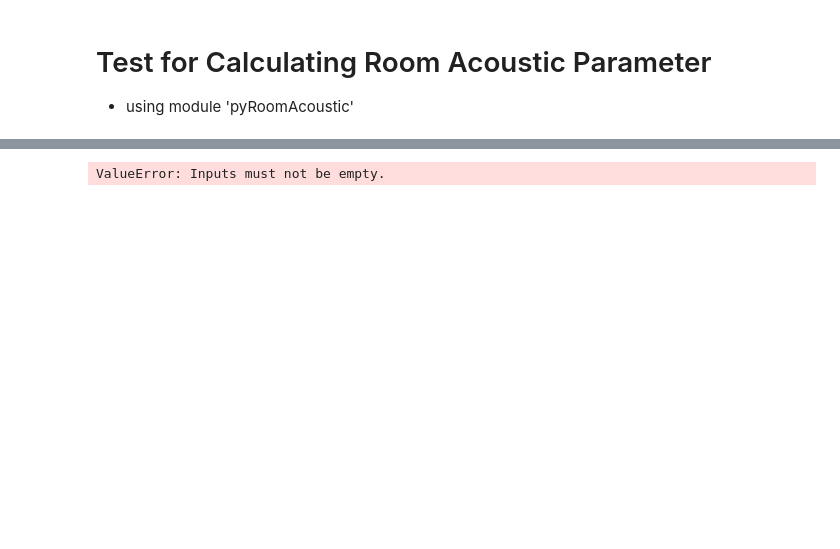
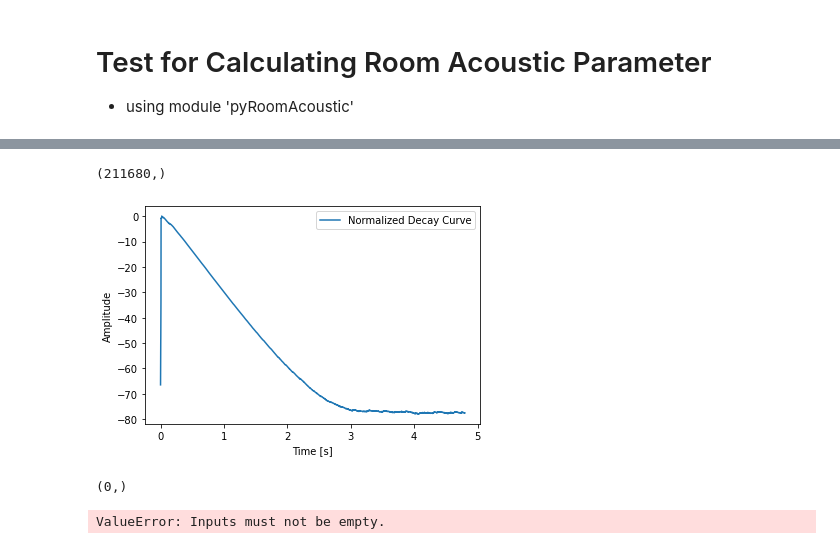
Before and after one commit to sunnyside74/pyOssAudioAnalyzer, a Jupyter notebook: ossTestAcousticCalc.ipynb, the cells around one changed output, grey strips where cells are left out. Cells and saved outputs as stored; diff of their text form; code cells hidden in the pictures; blank space fills up the shorter version.

```diff
--- a/ossTestAcousticCalc.ipynb
+++ b/ossTestAcousticCalc.ipynb
@@ -74,6 +90,21 @@ Time = 4.8 sec
 # %%
 
 ossWav_decaycurve = pyRoomAcoustic.decayCurve(ossWav_data[:,0], ossWav_time, ossWav_fs)
+
+print (ossWav_decaycurve.shape)
+
+# Plot Normalized Decay Curve
+plot_time = np.linspace(0., ossWav_time, ossWav_decaycurve.shape[0])
+
+plt.plot(plot_time, ossWav_decaycurve, label="Normalized Decay Curve")
+plt.legend()
+plt.xlabel("Time [s]")
+plt.ylabel("Amplitude")
+plt.show()
+
 ossWav_rt60, ossWav_nonLin = pyRoomAcoustic.T60(ossWav_decaycurve, ossWav_fs)
 # %% [output]
-ValueError: Inputs must not be empty.
+(211680,)
+[figure, added]
+(0,)
+ValueError: Inputs must not be empty.
```
Also changed, not shown: parts of 1 cell of this notebook, 1 other file.
